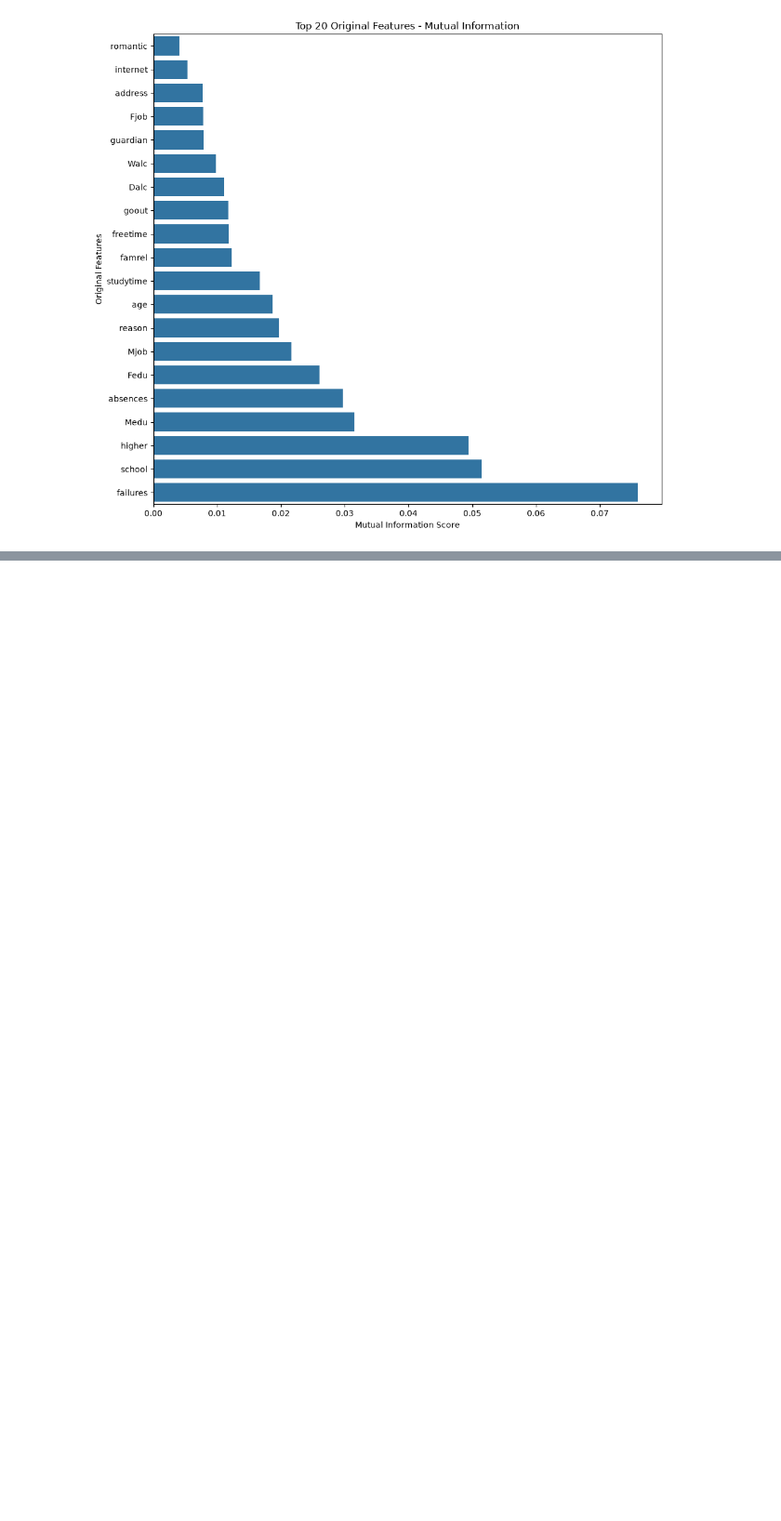
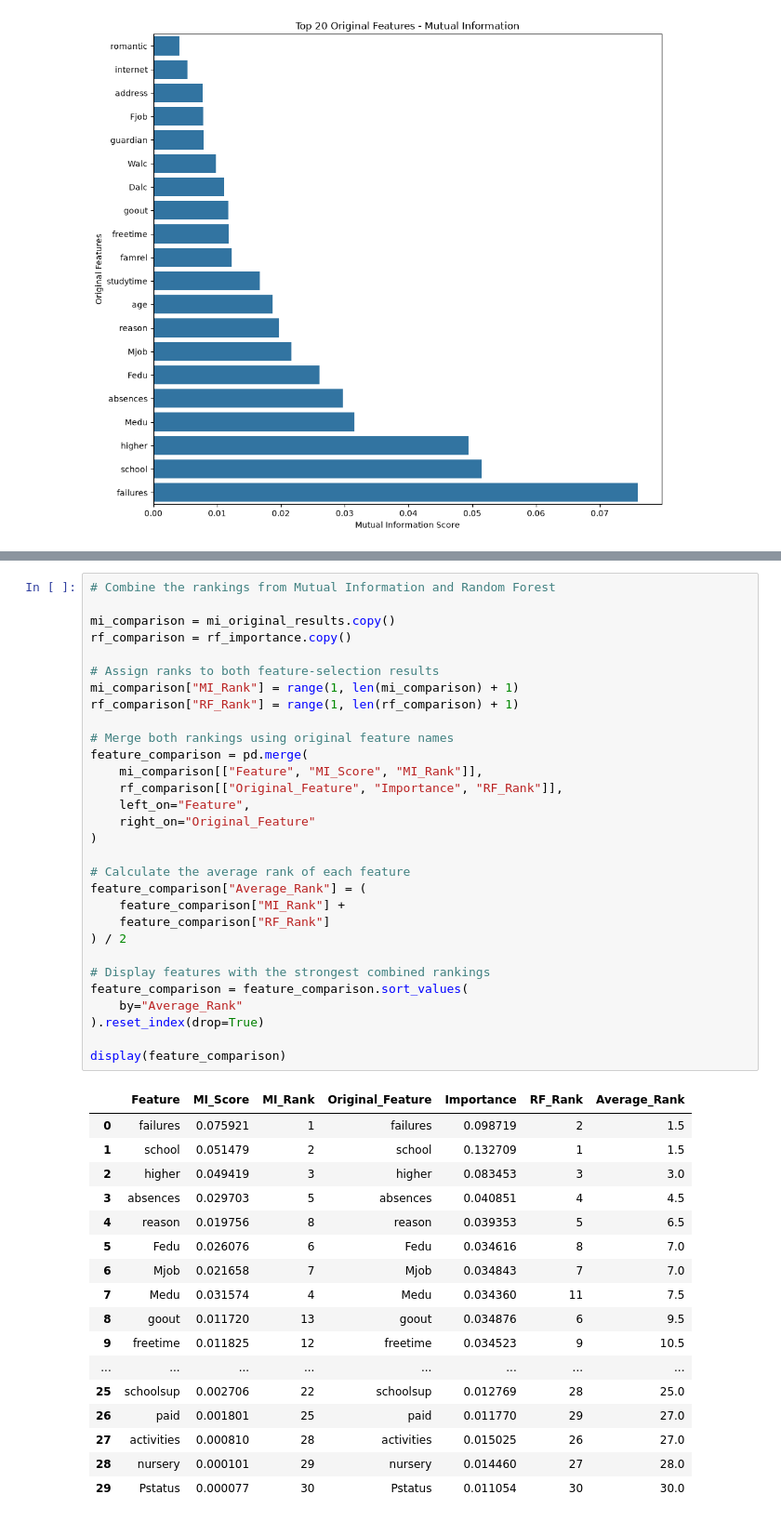
Before and after one commit to SachinKrSingh-138/Academic_Project, a Jupyter notebook: notebooks/analysis.ipynb, the cells around one changed output, grey strips where cells are left out. Shown at 93% size. Drawn from its saved outputs; the diff is of its cells as text; blank space fills up the shorter version.

```diff
--- a/notebooks/analysis.ipynb
+++ b/notebooks/analysis.ipynb
@@ -517,0 +620,48 @@ plt.show()
+# %%
+# Combine the rankings from Mutual Information and Random Forest
+
+mi_comparison = mi_original_results.copy()
+rf_comparison = rf_importance.copy()
+
+# Assign ranks to both feature-selection results
+mi_comparison["MI_Rank"] = range(1, len(mi_comparison) + 1)
+rf_comparison["RF_Rank"] = range(1, len(rf_comparison) + 1)
+
+# Merge both rankings using original feature names
+feature_comparison = pd.merge(
+    mi_comparison[["Feature", "MI_Score", "MI_Rank"]],
+    rf_comparison[["Original_Feature", "Importance", "RF_Rank"]],
+    left_on="Feature",
+    right_on="Original_Feature"
+)
+
+# Calculate the average rank of each feature
+feature_comparison["Average_Rank"] = (
+    feature_comparison["MI_Rank"] +
+    feature_comparison["RF_Rank"]
+) / 2
+
+# Display features with the strongest combined rankings
+feature_comparison = feature_comparison.sort_values(
+    by="Average_Rank"
+).reset_index(drop=True)
+
+display(feature_comparison)
+# %% [output]
+|  | Feature | MI_Score | MI_Rank | Original_Feature | Importance | RF_Rank | Average_Rank |
+| 0 | failures | 0.075921 | 1 | failures | 0.098719 | 2 | 1.5 |
+| 1 | school | 0.051479 | 2 | school | 0.132709 | 1 | 1.5 |
+| 2 | higher | 0.049419 | 3 | higher | 0.083453 | 3 | 3.0 |
+| 3 | absences | 0.029703 | 5 | absences | 0.040851 | 4 | 4.5 |
+| 4 | reason | 0.019756 | 8 | reason | 0.039353 | 5 | 6.5 |
+| 5 | Fedu | 0.026076 | 6 | Fedu | 0.034616 | 8 | 7.0 |
+| 6 | Mjob | 0.021658 | 7 | Mjob | 0.034843 | 7 | 7.0 |
+| 7 | Medu | 0.031574 | 4 | Medu | 0.034360 | 11 | 7.5 |
+| 8 | goout | 0.011720 | 13 | goout | 0.034876 | 6 | 9.5 |
+| 9 | freetime | 0.011825 | 12 | freetime | 0.034523 | 9 | 10.5 |
+| ... | ... | ... | ... | ... | ... | ... | ... |
+| 25 | schoolsup | 0.002706 | 22 | schoolsup | 0.012769 | 28 | 25.0 |
+| 26 | paid | 0.001801 | 25 | paid | 0.011770 | 29 | 27.0 |
+| 27 | activities | 0.000810 | 28 | activities | 0.015025 | 26 | 27.0 |
+| 28 | nursery | 0.000101 | 29 | nursery | 0.014460 | 27 | 28.0 |
+| 29 | Pstatus | 0.000077 | 30 | Pstatus | 0.011054 | 30 | 30.0 |
```
Also changed, not shown: parts of 5 cells of this notebook.
